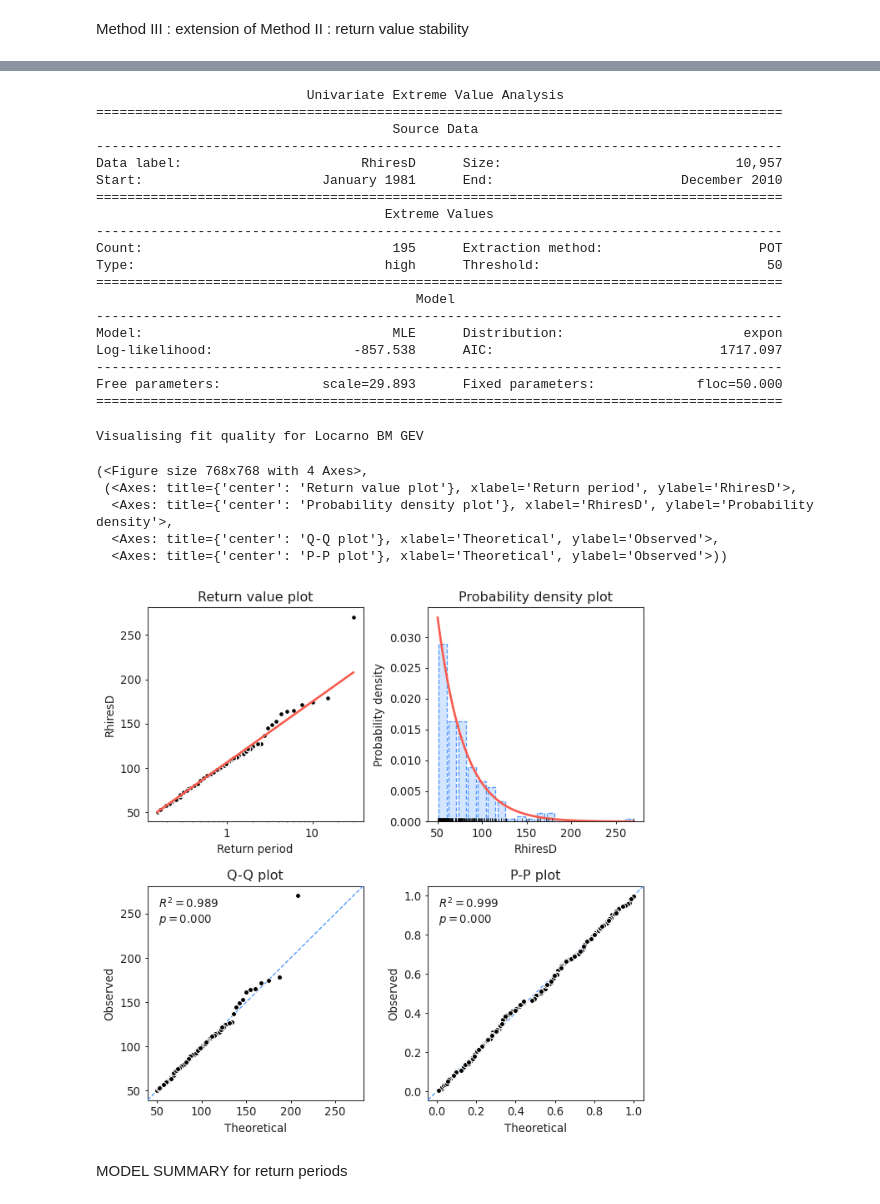
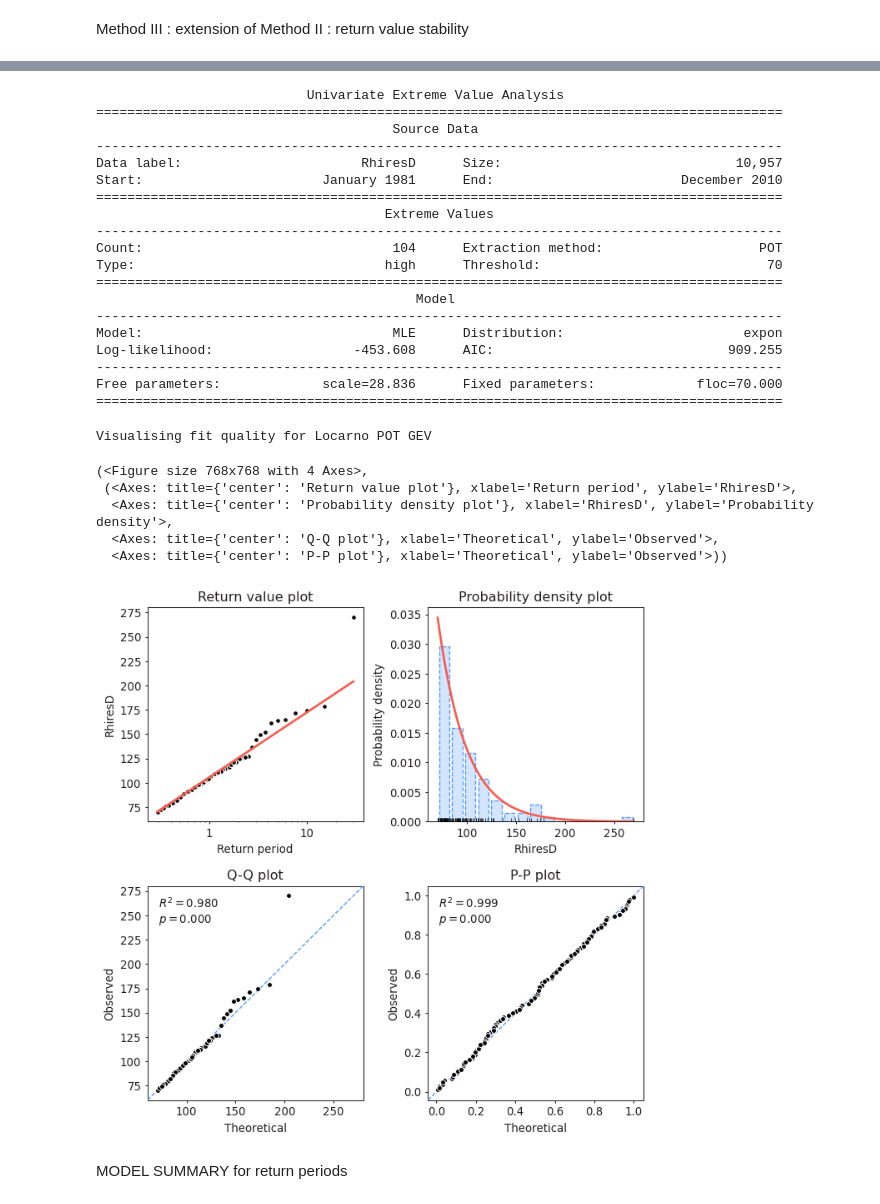
Before and after one commit to AsthanaShivanshi/Processing_and_Analysis_Scripts, a Jupyter notebook: Stats_EVT/Threshold_Plus_POT.ipynb, the cells around one changed output, grey strips where cells are left out. Saved outputs shown, nothing was run; the diff lists cells and outputs as text; code cells hidden in the pictures.

```diff
--- a/Stats_EVT/Threshold_Plus_POT.ipynb
+++ b/Stats_EVT/Threshold_Plus_POT.ipynb
@@ -33,8 +33,7 @@ Threshold selection : based on Mean Residual Life (https://georgebv.github.io/py
 # %% [markdown]
 #Estimation of Mean Residual life
 # %%
-data_hr_precip= xr.open_dataset(f'{config.TARGET_DIR}/RhiresD_1971_2023.nc')
-data_hr_precip= data_hr_precip.sel(time=slice('1981-01-01', '2010-12-31'))
+data_hr_precip= (xr.open_dataset(f'{config.TARGET_DIR}/RhiresD_1971_2023.nc').sel(time=slice('1981-01-01', '2010-12-31')))
 # %%
  # Target location (Locarno)
 target_lat = 46.1709
@@ -54,7 +49,7 @@ Variable 'RhiresD' extracted
 Time series shape: (10957,)
 Data range: -0.00 to 270.14
 # %%
-precip_series_hr_pd= precip_series_hr.to_pandas()
+precip_series_hr_pd= data_hr_precip_locarno['data'].to_pandas()
 # %% [markdown]
 Ways of chosing a threshold : MRL (1)
 # %%
@@ -94,14 +91,14 @@ Threshold value of around 50 mm/day was selected for precip. Based on methods 1
 # %%
 from pyextremes import get_extremes, get_return_periods, EVA
 # %%
-gpd_precip_bm_model = EVA(precip_series_hr_pd)
-extremes_pr= gpd_precip_bm_model.get_extremes(method="POT",
-                                              threshold=50, #in mm/day
+gpd_precip_pot_model = EVA(precip_series_hr_pd)
+extremes_pr= gpd_precip_pot_model.get_extremes(method="POT",
+                                              threshold=70, #in mm/day
                                )
 # %%
-gpd_precip_bm_model.fit_model()
+gpd_precip_pot_model.fit_model()
 # %%
-gpd_precip_bm_model
+gpd_precip_pot_model
 # %% [output]
                            Univariate Extreme Value Analysis
 ========================================================================================
@@ -112,27 +109,27 @@ Start:                       January 1981      End:                        Decem
 ========================================================================================
                                      Extreme Values
 ----------------------------------------------------------------------------------------
-Count:                                195      Extraction method:                    POT
-Type:                                high      Threshold:                             50
+Count:                                104      Extraction method:                    POT
+Type:                                high      Threshold:                             70
 ========================================================================================
                                          Model
 ----------------------------------------------------------------------------------------
 Model:                                MLE      Distribution:                       expon
-Log-likelihood:                  -857.538      AIC:                             1717.097
+Log-likelihood:                  -453.608      AIC:                              909.255
 ----------------------------------------------------------------------------------------
-Free parameters:             scale=29.893      Fixed parameters:             floc=50.000
+Free parameters:             scale=28.836      Fixed parameters:             floc=70.000
 ========================================================================================
 # %%
 print("Visualising fit quality for Locarno POT GEV")
-gpd_precip_bm_model.plot_diagnostic()
+gpd_precip_pot_model.plot_diagnostic()
 # %% [output]
-Visualising fit quality for Locarno BM GEV
+Visualising fit quality for Locarno POT GEV
 (<Figure size 768x768 with 4 Axes>,
  (<Axes: title={'center': 'Return value plot'}, xlabel='Return period', ylabel='RhiresD'>,
   <Axes: title={'center': 'Probability density plot'}, xlabel='RhiresD', ylabel='Probability density'>,
   <Axes: title={'center': 'Q-Q plot'}, xlabel='Theoretical', ylabel='Observed'>,
   <Axes: title={'center': 'P-P plot'}, xlabel='Theoretical', ylabel='Observed'>))
-[figure, old version]
+[figure, new version]
 # %% [markdown]
 MODEL SUMMARY for return periods
 # %%
```
Also changed, not shown: parts of 24 cells of this notebook, 3 other files.
